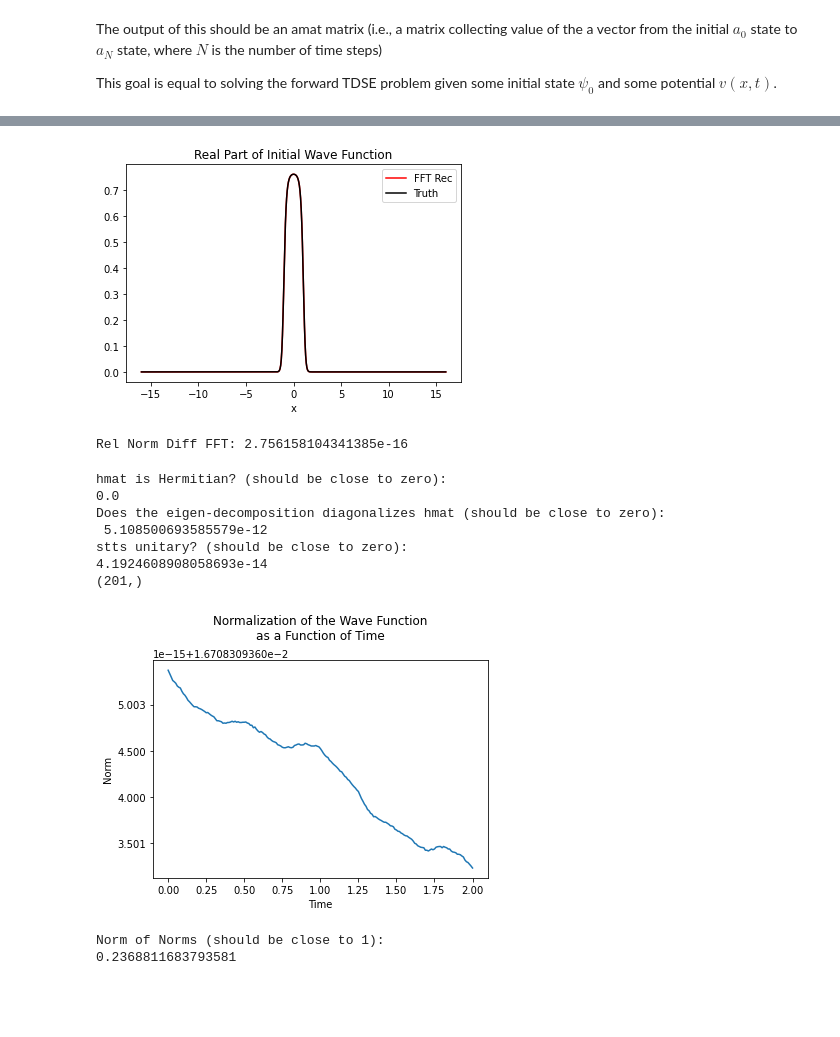
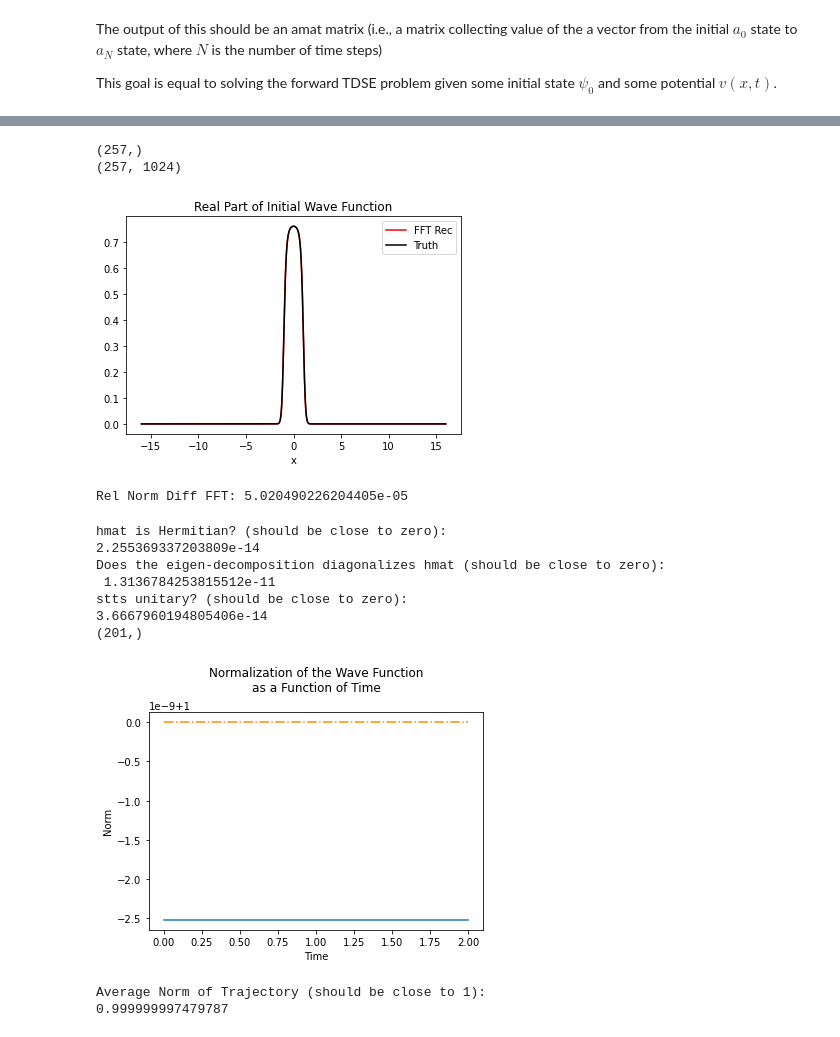
Before and after one commit to kbcollins/tdse, a Jupyter notebook: tdse-adj-gauss-train-data-gen-kbc.ipynb, the cells around one changed output, grey strips where cells are left out. Drawn from its saved outputs; the diff is of its cells as text; code cells hidden in the pictures; blank space fills up the shorter version.

Commit message:
tdse-adj-gauss-train-data-gen-kbc.ipynb working, just need to save the resulting amat to disk as training data.

```diff
--- a/tdse-adj-gauss-train-data-gen-kbc.ipynb
+++ b/tdse-adj-gauss-train-data-gen-kbc.ipynb
@@ -153,19 +162,9 @@ normpsi0truvec = normpsi0fn(xvec)
 
 # compute the Fourier basis representation of the
 # normalized psi0 function using FFT method
-Fnormpsi0vec = np.fft.rfft(normpsi0truvec, norm='forward')
-Fnormpsi0vecrec = np.fft.irfft(Fnormpsi0vec, norm='forward')
-# Fnormpsi0vecrec1 = np.fft.irfft(Fnormpsi0vec, norm='forward')
-
-# plot the real port of the normalized psi0
-plt.plot(xvec, Fnormpsi0vecrec.real, 'r', label="FFT Rec")
-plt.plot(xvec, normpsi0truvec.real, 'k', label="Truth")
-plt.title('Real Part of Initial Wave Function')
-plt.xlabel('x')
-plt.legend()
-plt.show()
-
-print('Rel Norm Diff FFT:', nl.norm(normpsi0truvec - Fnormpsi0vecrec) / nl.norm(normpsi0truvec))
+# Fnormpsi0vec = np.fft.fft(normpsi0truvec, norm='forward')
+# Fnormpsi0vecrec = np.fft.ifft(Fnormpsi0vec, norm='forward')
+# Fnormpsi0vecrec1 = np.fft.ifft(Fnormpsi0vec, norm='forward')
 
 # compute the Fourier basis representation of the
 # normalized psi0 function using a scipy.integrate method
@@ -173,11 +172,13 @@ print('Rel Norm Diff FFT:', nl.norm(normpsi0truvec - Fnormpsi0vecrec) / nl.norm(
 # norm difference ranged from 1e-2 to 1e-11.
 # The FFT method on the other hand was always of the
 # order 1e-16, so that is the method I will use
-# normpsi0integrand = lambda x: np.exp(-1j * np.pi * nvec * x / l) / np.sqrt(2 * l) * normpsi0fn(x)
-# normpsi0quadrtn = si.quad_vec(normpsi0integrand, -l, l)[0]
-# print(normpsi0quadrtn.shape)
-# print(Fmat.shape)
+normpsi0integrand = lambda x: np.exp(-1j * np.pi * nvec * x / l) / np.sqrt(2 * l) * normpsi0fn(x)
+normpsi0quadrtn = si.quad_vec(normpsi0integrand, -l, l)[0]
+Fnormpsi0vec = si.quad_vec(normpsi0integrand, -l, l)[0]
+print(normpsi0quadrtn.shape)
+print(Fmat.shape)
 # Fnormpsi0vecrec2 = normpsi0quadrtn @ Fmat
+Fnormpsi0vecrec = normpsi0quadrtn @ Fmat
 
 # plot the real port of the normalized psi0
 # plt.plot(xvec, Fnormpsi0vecrec1.real, 'r', label="Quad Rec")
@@ -190,9 +191,21 @@ print('Rel Norm Diff FFT:', nl.norm(normpsi0truvec - Fnormpsi0vecrec) / nl.norm(
 
 # print('Rel Norm Diff FFT:', nl.norm(normpsi0truvec - Fnormpsi0vecrec1) / nl.norm(normpsi0truvec))
 # print('Rel Norm Diff quad:', nl.norm(normpsi0truvec - Fnormpsi0vecrec2) / nl.norm(normpsi0truvec))
+
+# plot the real part of the normalized psi0
+plt.plot(xvec, Fnormpsi0vecrec.real, 'r', label="Rec")
+plt.plot(xvec, normpsi0truvec.real, 'k', label="Truth")
+plt.title('Real Part of Initial Wave Function')
+plt.xlabel('x')
+plt.legend()
+plt.show()
+
+print('Rel Norm Diff FFT:', nl.norm(normpsi0truvec - Fnormpsi0vecrec) / nl.norm(normpsi0truvec))
 # %% [output]
+(257,)
+(257, 1024)
 [figure]
-Rel Norm Diff FFT: 2.756158104341385e-16
+Rel Norm Diff FFT: 5.020490226204405e-05
 # %%
 # solve the forward problem and generate amat
 
@@ -237,40 +250,42 @@ print('stts unitary? (should be close to zero):', nl.norm(stts @ stts.conj().T -
 
 # make the matrix for propagating the "a" state vector
 propamat = stts @ np.diag(np.exp(-1j * spc * dt)) @ np.conj(stts.T)
 
 # propagate the system starting from the initial "a" state
 amat = np.zeros((nts + 1, ntoe), dtype=np.complex128)
-amat[0,:] = np.copy(Fnormpsi0vec[:ntoe])
+# amat[0,:] = np.copy(Fnormpsi0vec[:ntoe])
+amat[0,:] = np.copy(Fnormpsi0vec)
 for i in range(nts):
     amat[i+1,:] = propamat @ amat[i,:]
 
 # convert amat to a matrix of real space wave functions
 psimat = amat @ Fmat
 
 # check that each wave function is normalized to 1
 # this should produce a graph with a line that is almost
 # completely horizontal at 1
 psimatnormvec = si.trapezoid(np.abs(psimat) ** 2, xvec, axis=1)
 # psimatnormvec = np.sum(np.abs(psimat)**2, axis=1) * dx
 print(psimatnormvec.shape)
 plt.plot(np.arange(nts + 1) * dt, psimatnormvec)
+plt.hlines(1 , 0, nts * dt, linestyles='-.', colors='darkorange')
 plt.title('Normalization of the Wave Function\nas a Function of Time\n')
 plt.xlabel('Time')
 plt.ylabel('Norm')
 plt.show()
 # norm difference of wave function normalization check,
 # this should be close to 1
-print('Norm of Norms (should be close to 1):', nl.norm(psimatnormvec), sep='\n')
+print('Average Norm of Trajectory (should be close to 1):', psimatnormvec.sum() / (nts + 1), sep='\n')
 # %% [output]
 hmat is Hermitian? (should be close to zero):
-0.0
+2.255369337203809e-14
 Does the eigen-decomposition diagonalizes hmat (should be close to zero):
- 5.108500693585579e-12
+ 1.3136784253815512e-11
 stts unitary? (should be close to zero):
-4.1924608908058693e-14
+3.6667960194805406e-14
 (201,)
-[figure, old version]
+[figure, new version]
-Norm of Norms (should be close to 1):
-0.2368811683793581
+Average Norm of Trajectory (should be close to 1):
+0.999999997479787
 # %%
 # store computed amat to disk
```
Also changed, not shown: parts of 2 cells of this notebook.
